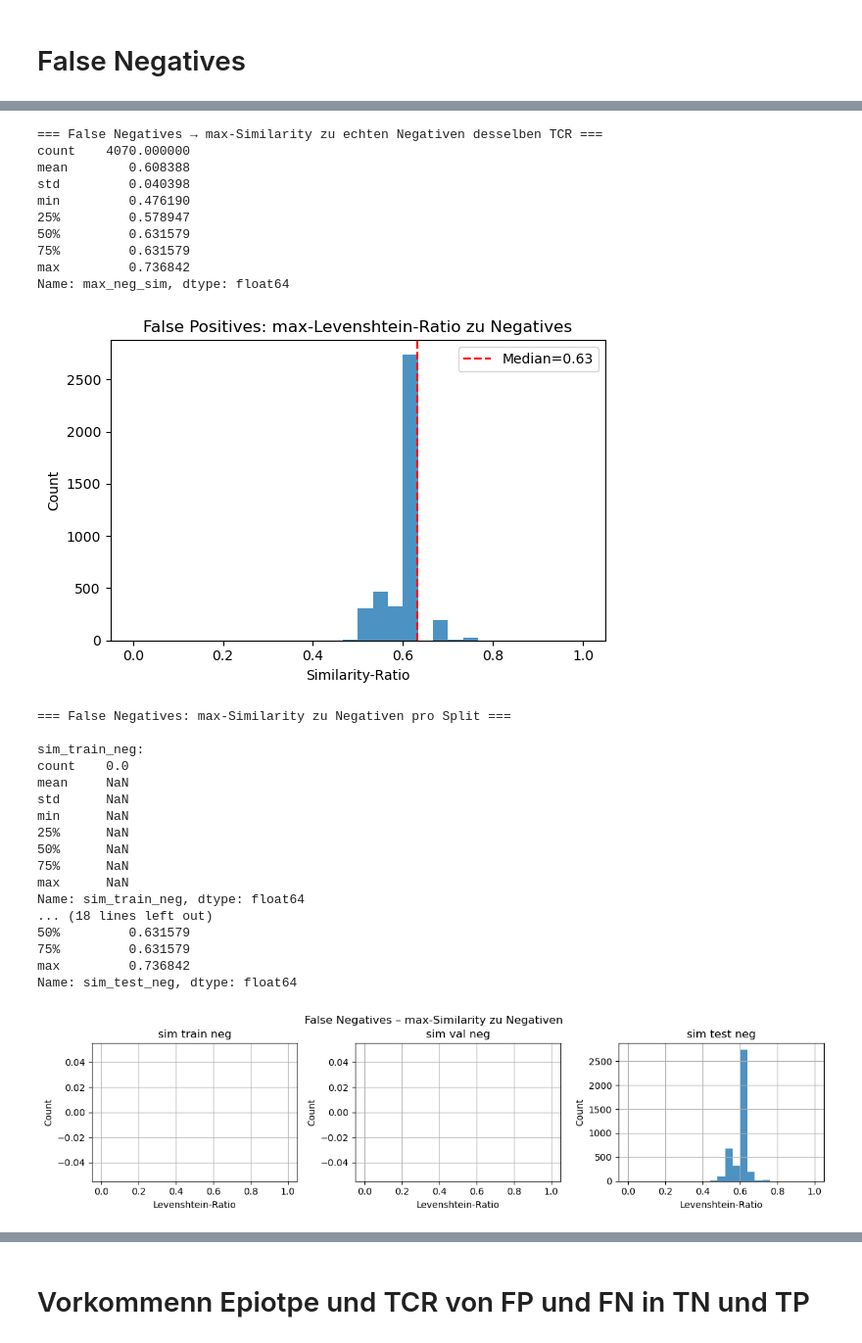
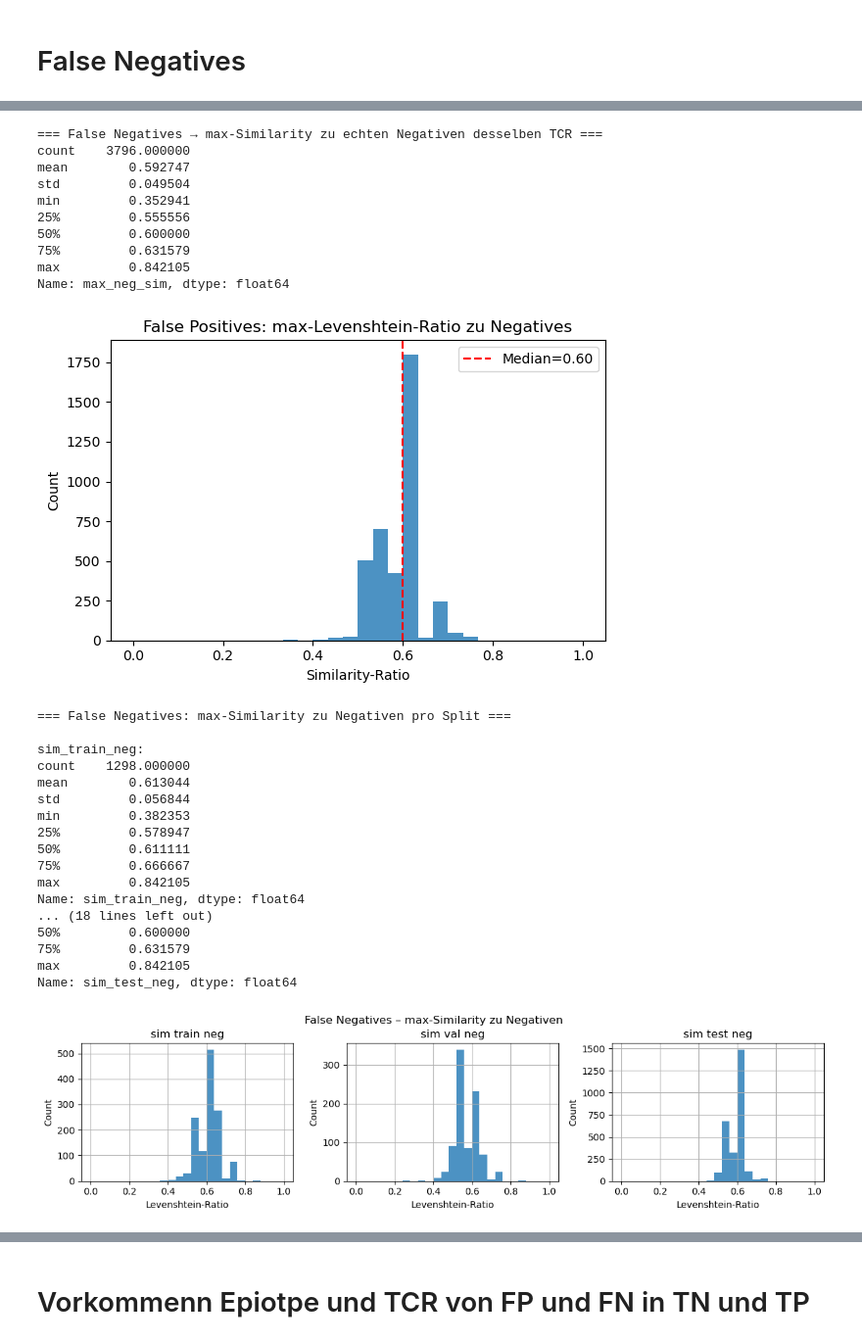
Before and after one commit to liselott321/BA-Cancer-Immunotherapy, a Jupyter notebook: data_scripts/datapipeline/datacheck_for_test_v2.ipynb, the cells around one changed output, grey strips where cells are left out. Shown at 98% size. Drawn from its saved outputs; the diff is of its cells as text; code cells hidden in the pictures.

```diff
--- a/data_scripts/datapipeline/datacheck_for_test_v2.ipynb
+++ b/data_scripts/datapipeline/datacheck_for_test_v2.ipynb
@@ -159,10 +158,10 @@ import numpy as np
 import matplotlib.pyplot as plt
 
 # 1) False Positives laden
-fp = pd.read_csv("../../results/false_positives_v2.csv", sep="\t")
+fp = pd.read_csv("../../results/false_positives_v2_over.csv", sep="\t")
 
 # 2) Splits laden & echte Positive (Binding==1) pro Split sammeln
-BASE = "../../../../data/splitted_datasets/allele/beta/new"
+BASE = "../../../data"
 train = pd.read_csv(f"{BASE}/train.tsv",      sep="\t", dtype=str)
 val   = pd.read_csv(f"{BASE}/validation.tsv", sep="\t", dtype=str)
 test  = pd.read_csv(f"{BASE}/test.tsv",       sep="\t", dtype=str)
@@ -322,10 +340,10 @@ import numpy as np
 import matplotlib.pyplot as plt
 
 # 1) False Neagatives einlesen
-fp = pd.read_csv("../../results/false_negatives_v2.csv", sep="\t")
+fp = pd.read_csv("../../results/false_negatives_v2_over.csv", sep="\t")
 
 # 2) Splits einlesen und negativen Epitopen pro TCR mappen
-BASE = "../../../../data/splitted_datasets/allele/beta/new"
+BASE = "../../../data/"
 train = pd.read_csv(f"{BASE}/train.tsv",      sep="\t", dtype=str)
 val   = pd.read_csv(f"{BASE}/validation.tsv", sep="\t", dtype=str)
 test  = pd.read_csv(f"{BASE}/test.tsv",       sep="\t", dtype=str)
@@ -383,26 +401,26 @@ plt.tight_layout()
 plt.show()
 # %% [output]
 === False Negatives → max‐Similarity zu echten Negativen desselben TCR ===
-count    4070.000000
-mean        0.608388
-std         0.040398
-min         0.476190
-25%         0.578947
-50%         0.631579
+count    3796.000000
+mean        0.592747
+std         0.049504
+min         0.352941
+25%         0.555556
+50%         0.600000
 75%         0.631579
-max         0.736842
+max         0.842105
 Name: max_neg_sim, dtype: float64
-[figure, old version]
+[figure, new version]
 # %%
 import pandas as pd
 import numpy as np
 import matplotlib.pyplot as plt
 
 # 1) False Positives laden
-fp = pd.read_csv("../../results/false_negatives_v2.csv", sep="\t")
+fp = pd.read_csv("../../results/false_negatives_v2_over.csv", sep="\t")
 
 # 2) Splits laden & echte Positive (Binding==1) pro Split sammeln
-BASE = "../../../../data/splitted_datasets/allele/beta/new"
+BASE = "../../../data/"
 train = pd.read_csv(f"{BASE}/train.tsv",      sep="\t", dtype=str)
 val   = pd.read_csv(f"{BASE}/validation.tsv", sep="\t", dtype=str)
 test  = pd.read_csv(f"{BASE}/test.tsv",       sep="\t", dtype=str)
@@ -439,44 +457,44 @@ def max_sim_to_negsame(row, neg_dict):
 
 # 5) Drei neue Spalten berechnen
 fp["sim_train_neg"] = fp.apply(lambda r: max_sim_to_negsame(r, neg_train.to_dict()), axis=1)
 fp["sim_val_neg"]   = fp.apply(lambda r: max_sim_to_negsame(r, neg_val.to_dict()),   axis=1)
 fp["sim_test_neg"]  = fp.apply(lambda r: max_sim_to_negsame(r, neg_test.to_dict()),  axis=1)
 
 # 6) Statistiken drucken
 print("=== False Negatives: max‐Similarity zu Negativen pro Split ===")
 for col in ["sim_train_neg","sim_val_neg","sim_test_neg"]:
     print(f"\n{col}:\n{fp[col].describe()}")
 
 # 7) Histogramme plotten
 plt.figure(figsize=(12,3))
 for i, col in enumerate(["sim_train_neg","sim_val_neg","sim_test_neg"], 1):
     plt.subplot(1,3,i)
     fp[col].hist(bins=25, range=(0,1), alpha=0.8)
     plt.title(col.replace("_"," "))
     plt.xlabel("Levenshtein-Ratio")
     plt.ylabel("Count")
 plt.tight_layout()
 plt.suptitle("False Negatives – max‐Similarity zu Negativen", y=1.02)
 plt.show()
 # %% [output]
 === False Negatives: max‐Similarity zu Negativen pro Split ===
 
 sim_train_neg:
-count    0.0
-mean     NaN
-std      NaN
-min      NaN
-25%      NaN
-50%      NaN
-75%      NaN
-max      NaN
+count    1298.000000
+mean        0.613044
+std         0.056844
+min         0.382353
+25%         0.578947
+50%         0.611111
+75%         0.666667
+max         0.842105
 Name: sim_train_neg, dtype: float64
 ... (18 lines left out)
-50%         0.631579
+50%         0.600000
 75%         0.631579
-max         0.736842
+max         0.842105
 Name: sim_test_neg, dtype: float64
-[figure, old version]
+[figure, new version]
 # %%
 import pandas as pd
 import matplotlib.pyplot as plt
```
Also changed, not shown: parts of 11 cells of this notebook, 7 other files.
